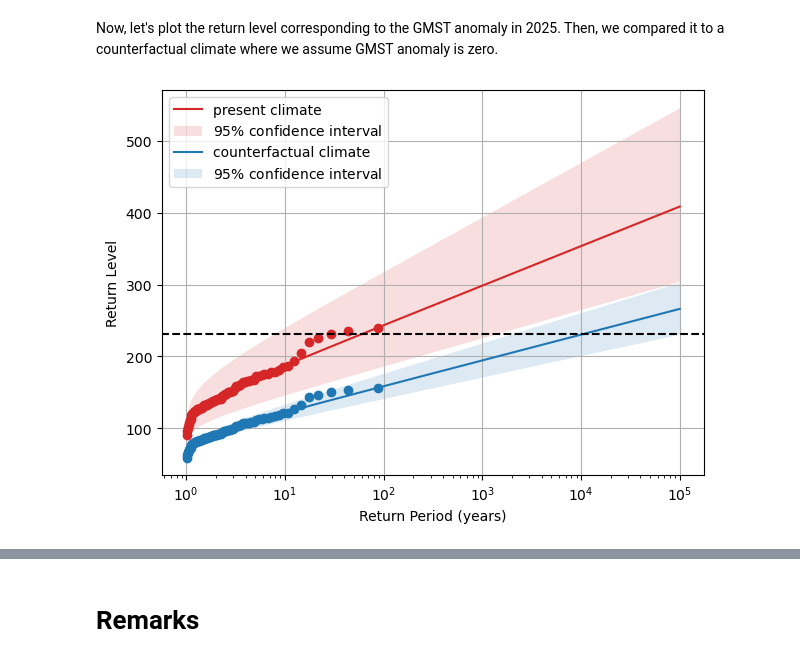
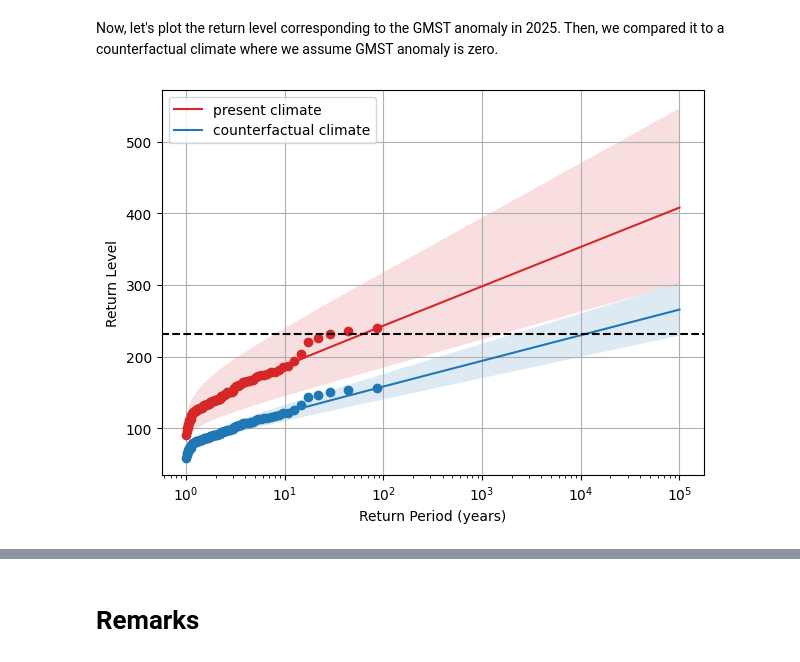
Before and after one commit to nathasya-abenita/diploma_data_analysis, a Jupyter notebook: scripts/project/extreme_trend_detection.ipynb, the cells around one changed output, grey strips where cells are left out. Saved outputs shown, nothing was run; the diff lists cells and outputs as text; code cells hidden in the pictures.

```diff
--- a/scripts/project/extreme_trend_detection.ipynb
+++ b/scripts/project/extreme_trend_detection.ipynb
@@ -40,7 +40,7 @@ df = df.set_index(keys='year')
 df_gmst = pd.read_csv(
     "../../data/covariate/gmst.dat",
     comment="#",            # ignore lines starting with '#'
-    sep='\s+',              # split on any whitespace
+    sep=r'\s+',              # split on any whitespace
     header=None,            # no header row in the data
     names=["year", "gmst"]
     )
@@ -377,21 +361,21 @@ def plot_confidence_interval_nonstat(bootstrap_params: list, chosen_gmst: float,
 # %%
 # Present climate
-chosen_gmst = df['gmst'].iloc[-1]
-ax = plot_return_level_nonstat(df['tp'].array, df['gmst'].array, chosen_gmst, params_nonstat[0],
+gmst_present = df['gmst'].iloc[-1]
+ax = evt.plot_return_level_nonstat(df['tp'].values, df['gmst'].values, gmst_present, params_nonstat[0],
                                color='tab:red', label='present climate')
-plot_confidence_interval_nonstat(params_nonstat, chosen_gmst, color='tab:red')
+evt.plot_confidence_interval_nonstat(params_nonstat, gmst_present, color='tab:red', ax=ax)
 
 # Counterfactual
-chosen_gmst = 0
-plot_return_level_nonstat(df['tp'].array, df['gmst'].array, chosen_gmst, params_nonstat[0], ax=ax,
+gmst_counter = 0
+evt.plot_return_level_nonstat(df['tp'].values, df['gmst'].values, gmst_counter, params_nonstat[0], ax=ax,
                                color='tab:blue', label='counterfactual climate')
-plot_confidence_interval_nonstat(params_nonstat, chosen_gmst, color='tab:blue')
+evt.plot_confidence_interval_nonstat(params_nonstat, gmst_counter, color='tab:blue', ax=ax)
 
 # Decorate plot
 evt.decorate_return_level_plot(ax, activate_legend=True)
 
 # Add line for 2025 event value
 ax.hlines(df['tp'].iloc[-1], 0, 1e6, linestyle='--', color='k')
 plt.show()
 # %% [output]
-[figure, old version]
+[figure, new version]
```
Also changed, not shown: parts of 10 cells of this notebook, 1 other file.
